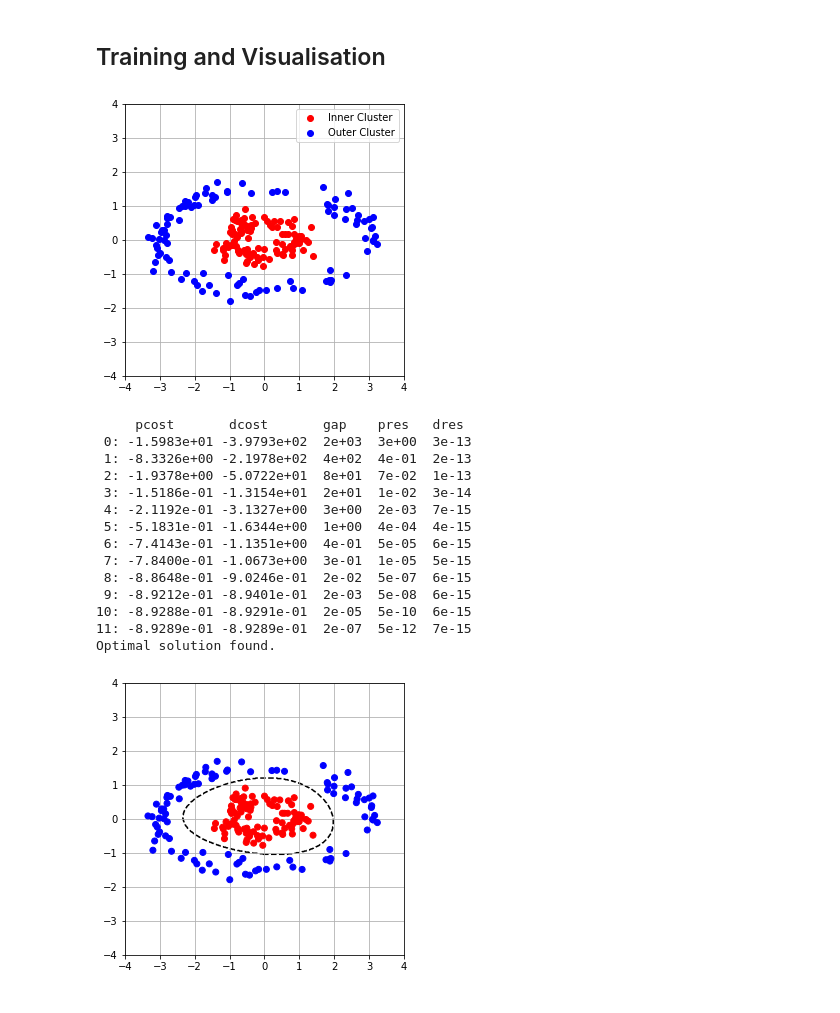
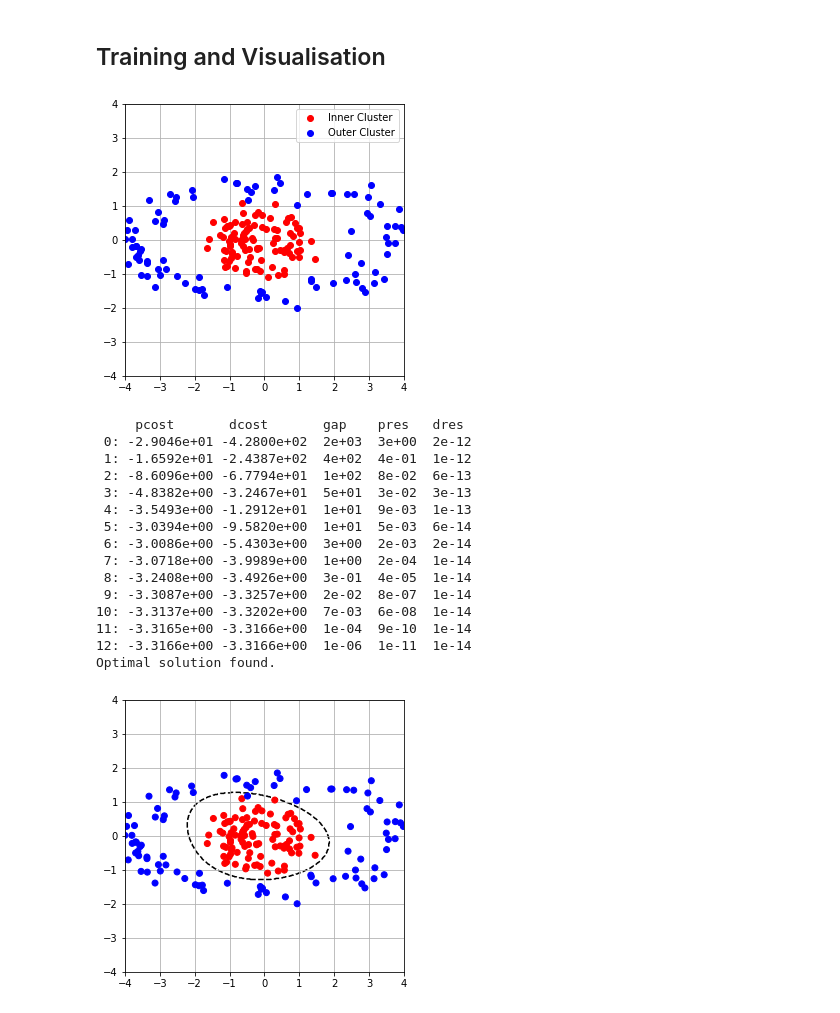
Before and after one commit to ariwo17/kernel-trick-implementation, a Jupyter notebook: Kernel Trick.ipynb, the cells around one changed output. Cells and saved outputs as stored; diff of their text form; code cells hidden in the pictures.

```diff
--- a/Kernel Trick.ipynb
+++ b/Kernel Trick.ipynb
@@ -419,56 +421,57 @@ def plot_decision_boundary(svm, X, y, xy_lim):
     grid = np.c_[xx.ravel(), yy.ravel()]
     Z = svm.predict(grid).reshape(xx.shape)
 
     plt.figure(figsize=(5, 5))
     plt.grid(True)
     plt.scatter(X[:, 0], X[:, 1], c=y, cmap='bwr', zorder=2)
     plt.xlim(xy_lim)
     plt.ylim(xy_lim)
     plt.contour(xx, yy, Z, levels=[0], colors='k', linestyles='--', zorder=1)
     plt.show()
 
-# Example usage
 n = 100
 a_inner = 1.0
 b_inner = 0.5
-a_outer = 3.0
+a_outer = 4.0
 b_outer = 1.5
-spread = 0.2
+spread = 0.3
 xy_lim = (-4, 4)
 
 inner_points = generate_elliptical_data(a_inner, b_inner, spread, n)
 outer_points = generate_elliptical_data(a_outer, b_outer, spread, n)
 
 X_inner = inner_points.T
 X_outer = outer_points.T
 
 X = np.vstack((X_inner, X_outer))
 y_inner = np.ones(n)
 y_outer = -np.ones(n)
 y = np.hstack((y_inner, y_outer))
 
 plot_clusters(inner_points, outer_points, xy_lim)
-
-# Train SVM with any kernel you want
-svm = SVM(kernel=polynomial_kernel, C=1.0)
-svm.fit(X, y)
-
-# Plot decision boundary
-plot_decision_boundary(svm, X, y, xy_lim)
 # %% [output]
-[figure, old version]
+[figure, new version]
-     pcost       dcost       gap    pres   dres
- 0: -1.5983e+01 -3.9793e+02  2e+03  3e+00  3e-13
- 1: -8.3326e+00 -2.1978e+02  4e+02  4e-01  2e-13
- 2: -1.9378e+00 -5.0722e+01  8e+01  7e-02  1e-13
- 3: -1.5186e-01 -1.3154e+01  2e+01  1e-02  3e-14
- 4: -2.1192e-01 -3.1327e+00  3e+00  2e-03  7e-15
- 5: -5.1831e-01 -1.6344e+00  1e+00  4e-04  4e-15
- 6: -7.4143e-01 -1.1351e+00  4e-01  5e-05  6e-15
- 7: -7.8400e-01 -1.0673e+00  3e-01  1e-05  5e-15
- 8: -8.8648e-01 -9.0246e-01  2e-02  5e-07  6e-15
- 9: -8.9212e-01 -8.9401e-01  2e-03  5e-08  6e-15
-10: -8.9288e-01 -8.9291e-01  2e-05  5e-10  6e-15
-11: -8.9289e-01 -8.9289e-01  2e-07  5e-12  7e-15
-Optimal solution found.
-[figure, removed]
+# %%
+# Train SVM with any kernel you want
+svm = SVM(kernel=polynomial_kernel, C=1.0)
+svm.fit(X, y)
+
+# Plot decision boundary
+plot_decision_boundary(svm, X, y, xy_lim)
+# %% [output]
+     pcost       dcost       gap    pres   dres
+ 0: -2.9046e+01 -4.2800e+02  2e+03  3e+00  2e-12
+ 1: -1.6592e+01 -2.4387e+02  4e+02  4e-01  1e-12
+ 2: -8.6096e+00 -6.7794e+01  1e+02  8e-02  6e-13
+ 3: -4.8382e+00 -3.2467e+01  5e+01  3e-02  3e-13
+ 4: -3.5493e+00 -1.2912e+01  1e+01  9e-03  1e-13
+ 5: -3.0394e+00 -9.5820e+00  1e+01  5e-03  6e-14
+ 6: -3.0086e+00 -5.4303e+00  3e+00  2e-03  2e-14
+ 7: -3.0718e+00 -3.9989e+00  1e+00  2e-04  1e-14
+ 8: -3.2408e+00 -3.4926e+00  3e-01  4e-05  1e-14
+ 9: -3.3087e+00 -3.3257e+00  2e-02  8e-07  1e-14
+10: -3.3137e+00 -3.3202e+00  7e-03  6e-08  1e-14
+11: -3.3165e+00 -3.3166e+00  1e-04  9e-10  1e-14
+12: -3.3166e+00 -3.3166e+00  1e-06  1e-11  1e-14
+Optimal solution found.
+[figure, added]
```
Also changed, not shown: parts of 7 cells of this notebook.
